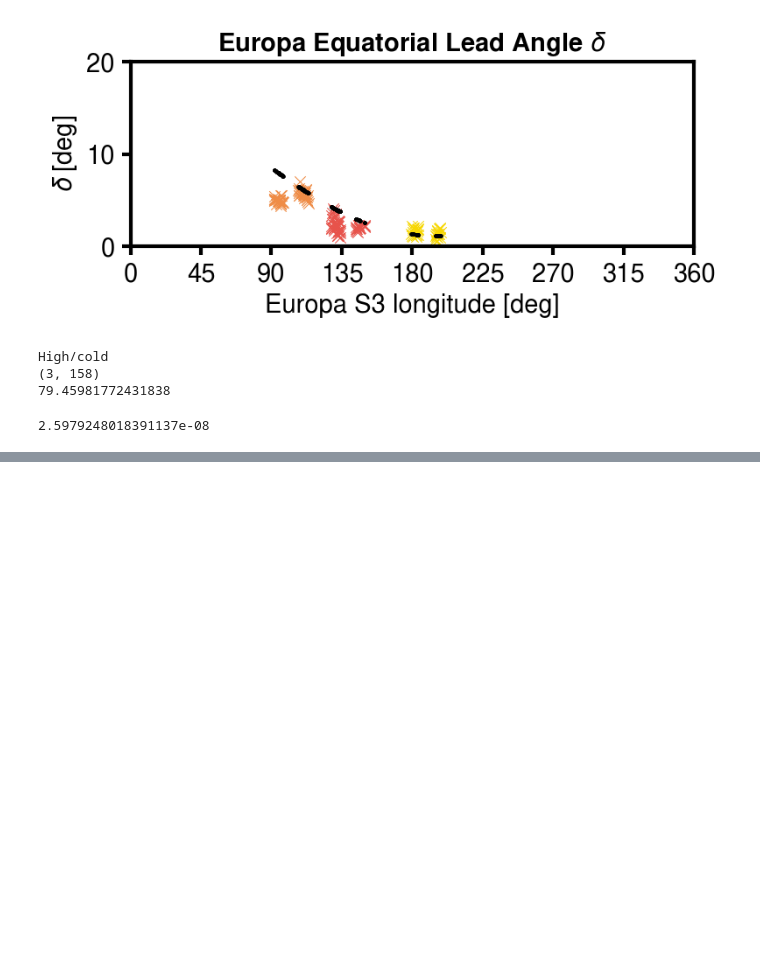
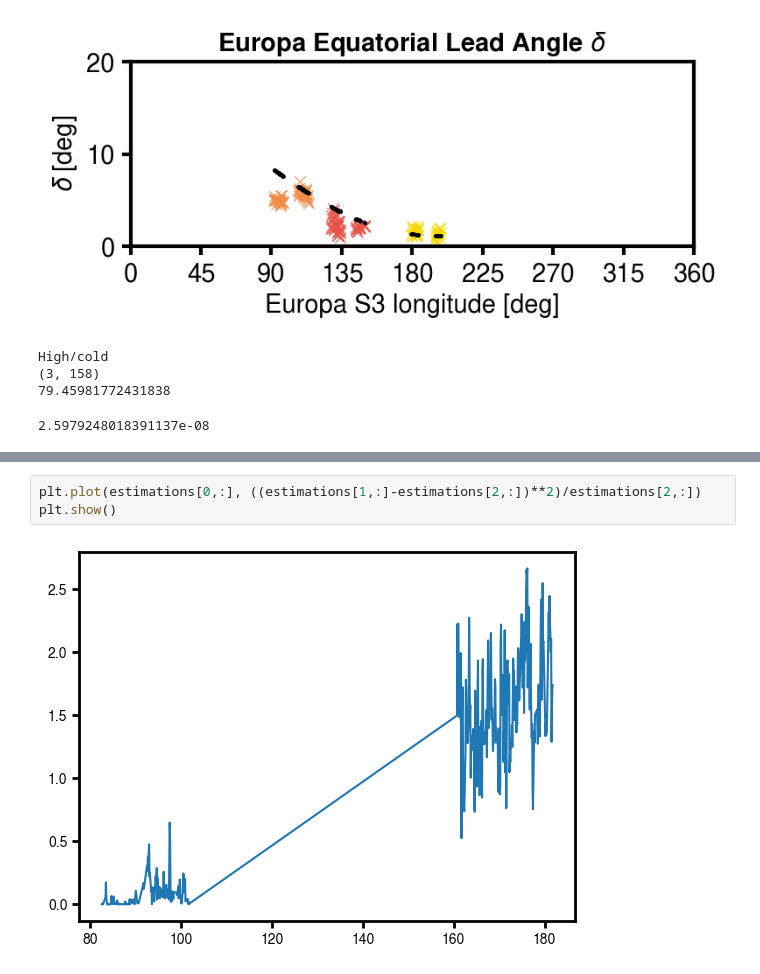
Before and after one commit to ShinnosukeSatoh/HST_Jupiter_footprints_dms, a Jupyter notebook: Leadangle_model.ipynb, the cells around one changed output, grey strips where cells are left out. Cells and saved outputs as stored; diff of their text form; blank space fills up the shorter version.

```diff
--- a/Leadangle_model.ipynb
+++ b/Leadangle_model.ipynb
@@ -808,0 +969,5 @@ High/cold
+# %%
+plt.plot(estimations[0,:], ((estimations[1,:]-estimations[2,:])**2)/estimations[2,:])
+plt.show()
+# %% [output]
+[figure, added]
```
Also changed, not shown: parts of 3 cells of this notebook, 14 other files.
